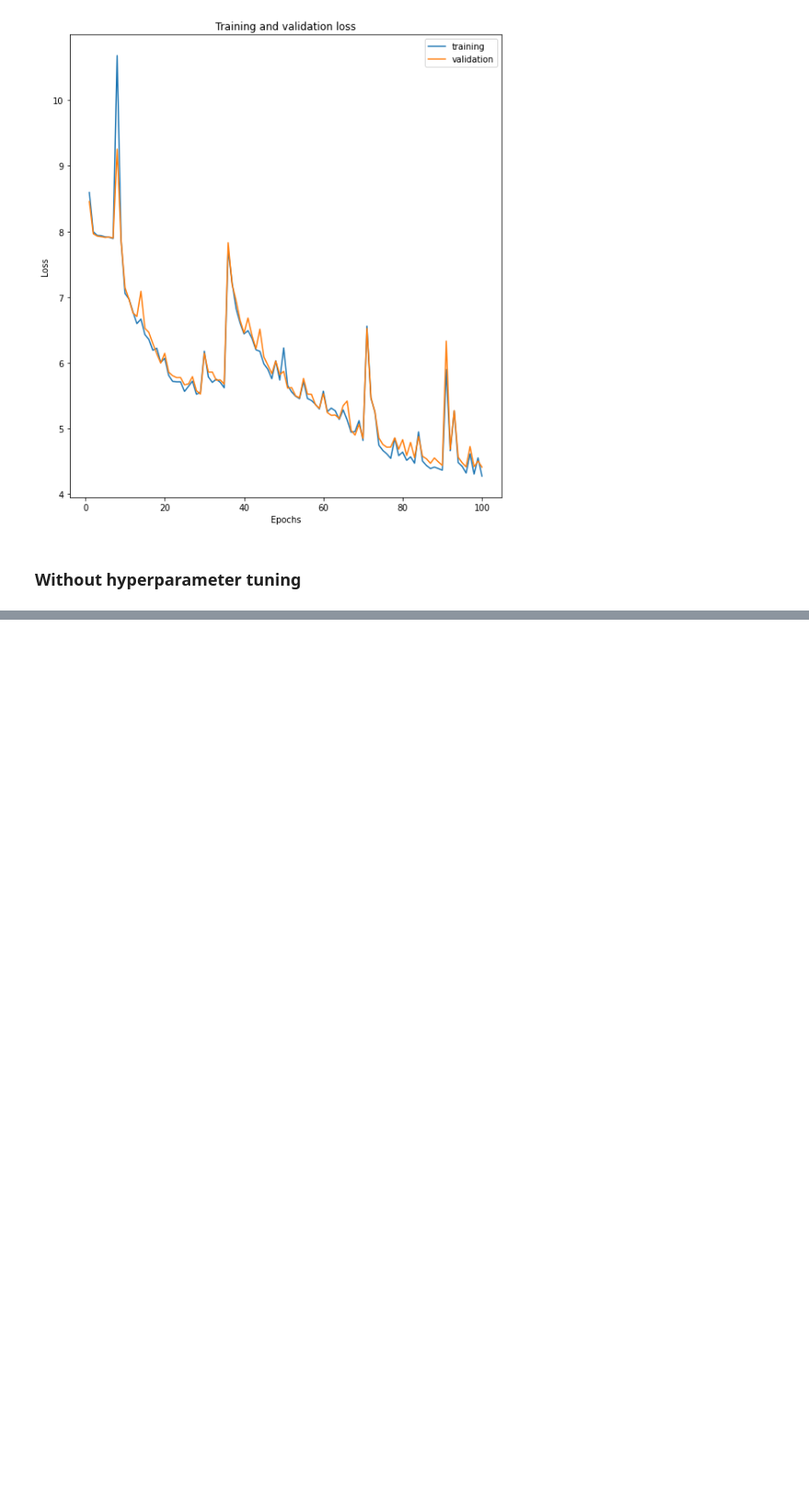
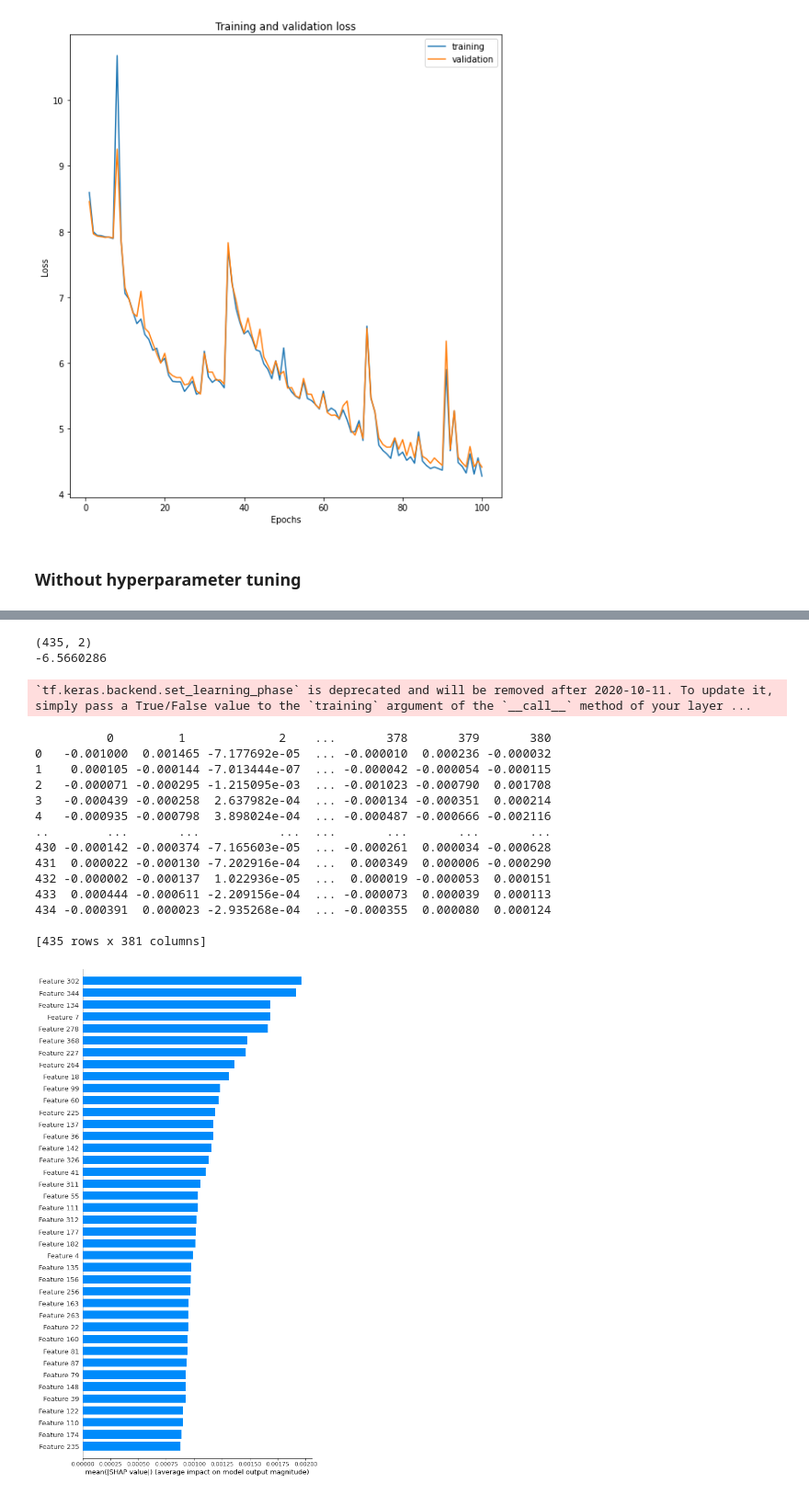
Before and after one commit to ThiesCalje/Survival-Analysis-Deep-Learning-AML-, a Jupyter notebook: Code/Collab/Clustering_Embedding.ipynb, the cells around one changed output, grey strips where cells are left out. Shown at 92% size. Cells and saved outputs as stored; diff of their text form; code cells hidden in the pictures; blank space fills up the shorter version.

Commit message:
finilized supervized clustering & started SHAP implementation

```diff
--- a/Code/Collab/Clustering_Embedding.ipynb
+++ b/Code/Collab/Clustering_Embedding.ipynb
@@ -1640,0 +1737,32 @@ WARNING:tensorflow:Gradients do not exist for variables ['classification_layer/k
+# %%
+encoder_shap         = Model(inputs  = encoder.input,
+                             outputs = encoder.layers[-1].output)
+background = decoder(coords, training = False).numpy()
+print(coords.shape)
+e = shap.GradientExplainer(encoder_shap, background)
+print(gene_expression[0][1].numpy())
+shap_values = e.shap_values(gene_expression.numpy())
+# %% [output]
+(435, 2)
+-6.5660286
+`tf.keras.backend.set_learning_phase` is deprecated and will be removed after 2020-10-11. To update it, simply pass a True/False value to the `training` argument of the `__call__` method of your layer ...
+# %%
+data = pd.DataFrame(shap_values[7], columns=gene_expression_df.columns)
+print(data)
+shap.summary_plot(data, plot_type="bar", max_display=40)
+# %% [output]
+          0         1             2    ...       378       379       380
+0   -0.001000  0.001465 -7.177692e-05  ... -0.000010  0.000236 -0.000032
+1    0.000105 -0.000144 -7.013444e-07  ... -0.000042 -0.000054 -0.000115
+2   -0.000071 -0.000295 -1.215095e-03  ... -0.001023 -0.000790  0.001708
+3   -0.000439 -0.000258  2.637982e-04  ... -0.000134 -0.000351  0.000214
+4   -0.000935 -0.000798  3.898024e-04  ... -0.000487 -0.000666 -0.002116
+..        ...       ...           ...  ...       ...       ...       ...
+430 -0.000142 -0.000374 -7.165603e-05  ... -0.000261  0.000034 -0.000628
+431  0.000022 -0.000130 -7.202916e-04  ...  0.000349  0.000006 -0.000290
+432 -0.000002 -0.000137  1.022936e-05  ...  0.000019 -0.000053  0.000151
+433  0.000444 -0.000611 -2.209156e-04  ... -0.000073  0.000039  0.000113
+434 -0.000391  0.000023 -2.935268e-04  ... -0.000355  0.000080  0.000124
+
+[435 rows x 381 columns]
+[figure, added]
```
Also changed, not shown: parts of 12 cells of this notebook.
